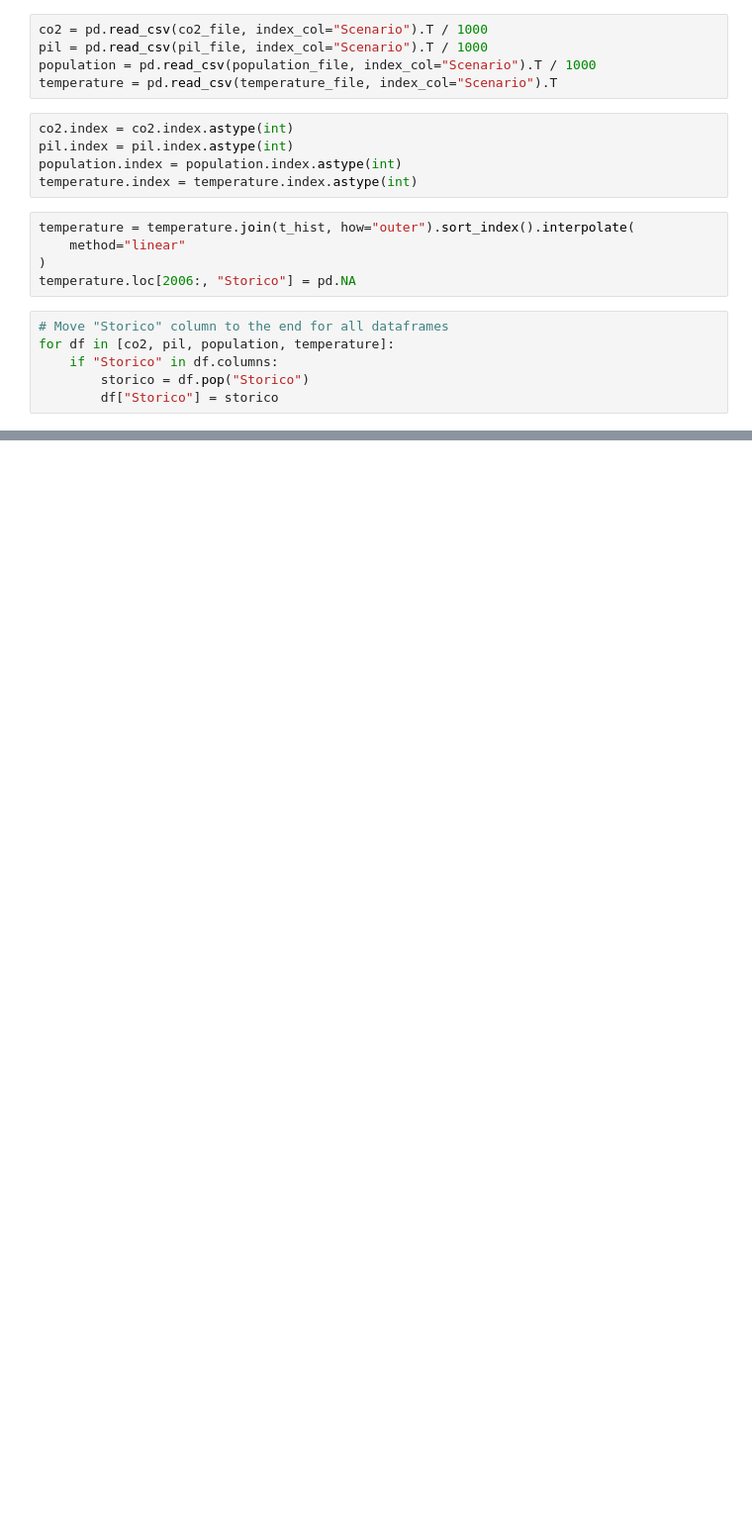
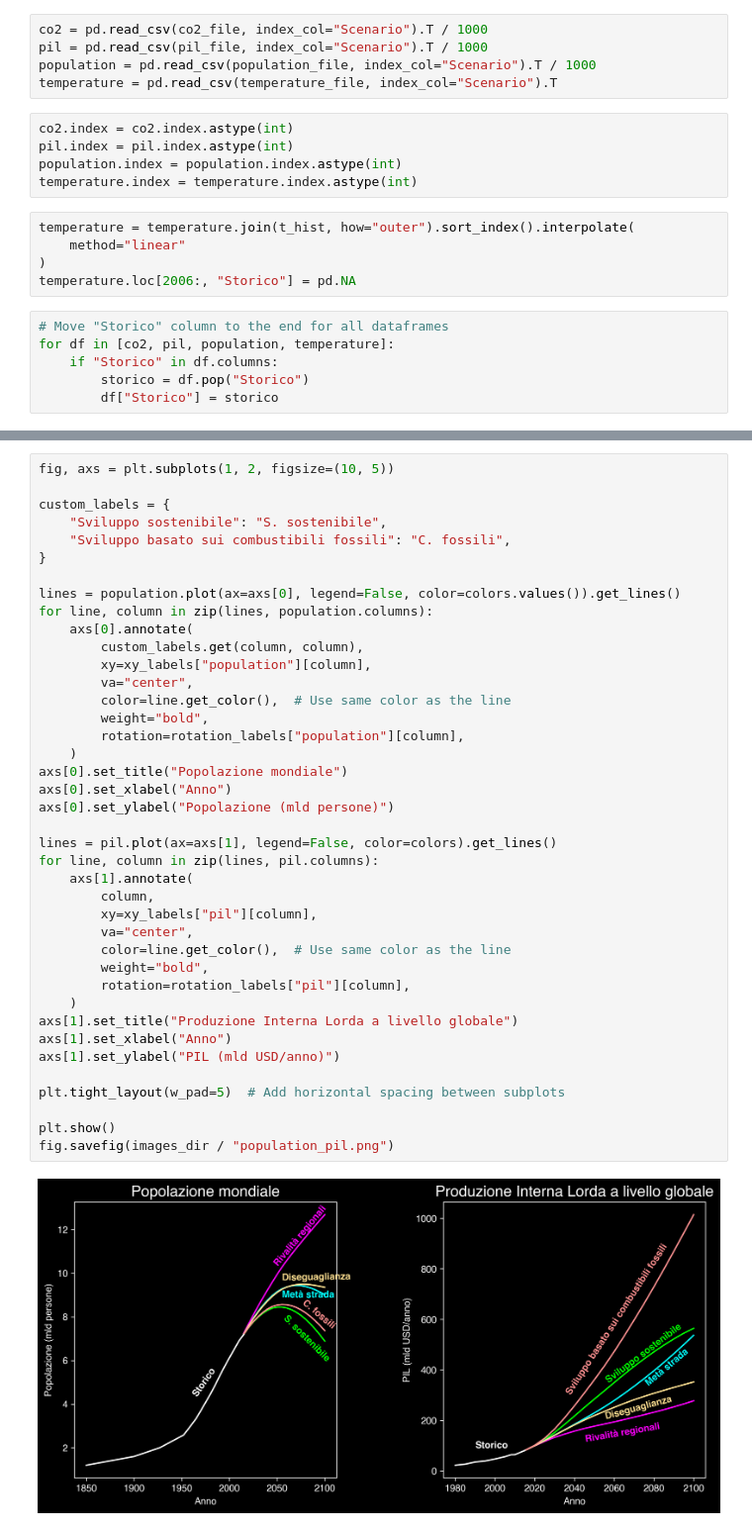
Before and after one commit to Robin-Castellani/TEDx-fogliano-2024, a Jupyter notebook: ssp_variables.ipynb, the cells around one changed output, grey strips where cells are left out. Shown at 99% size. Cells and saved outputs as stored; diff of their text form; blank space fills up the shorter version.

```diff
--- a/ssp_variables.ipynb
+++ b/ssp_variables.ipynb
@@ -51 +122,43 @@ for df in [co2, pil, population, temperature]:
+# %%
+fig, axs = plt.subplots(1, 2, figsize=(10, 5))
+
+custom_labels = {
+    "Sviluppo sostenibile": "S. sostenibile",
+    "Sviluppo basato sui combustibili fossili": "C. fossili",
+}
+
+lines = population.plot(ax=axs[0], legend=False, color=colors.values()).get_lines()
+for line, column in zip(lines, population.columns):
+    axs[0].annotate(
+        custom_labels.get(column, column),
+        xy=xy_labels["population"][column],
+        va="center",
+        color=line.get_color(),  # Use same color as the line
+        weight="bold",
+        rotation=rotation_labels["population"][column],
+    )
+axs[0].set_title("Popolazione mondiale")
+axs[0].set_xlabel("Anno")
+axs[0].set_ylabel("Popolazione (mld persone)")
+
+lines = pil.plot(ax=axs[1], legend=False, color=colors).get_lines()
+for line, column in zip(lines, pil.columns):
+    axs[1].annotate(
+        column,
+        xy=xy_labels["pil"][column],
+        va="center",
+        color=line.get_color(),  # Use same color as the line
+        weight="bold",
+        rotation=rotation_labels["pil"][column],
+    )
+axs[1].set_title("Produzione Interna Lorda a livello globale")
+axs[1].set_xlabel("Anno")
+axs[1].set_ylabel("PIL (mld USD/anno)")
+
+plt.tight_layout(w_pad=5)  # Add horizontal spacing between subplots
+
+plt.show()
+fig.savefig(images_dir / "population_pil.png")
+# %% [output]
+[figure, added]
 # %%
```
Also changed, not shown: parts of 4 cells of this notebook.
